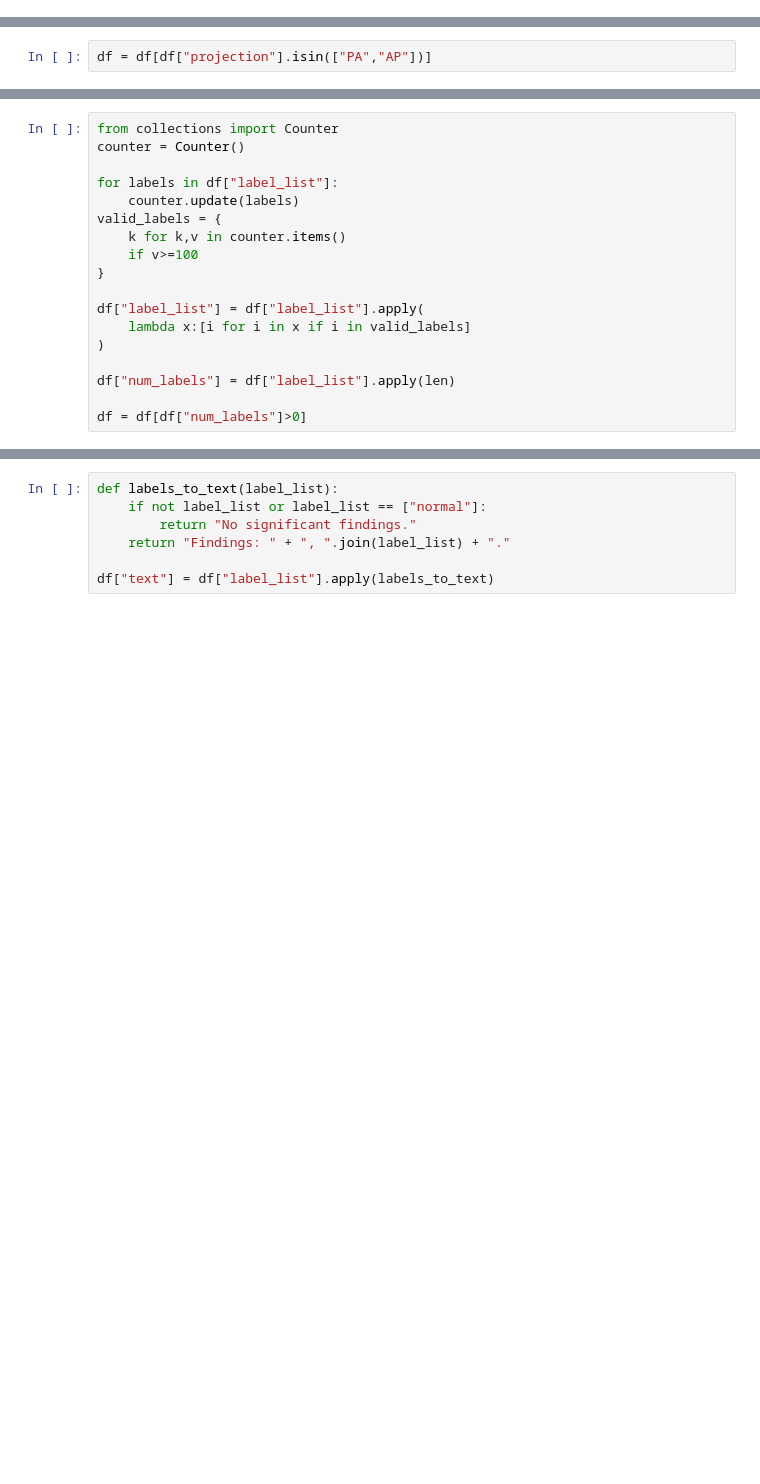
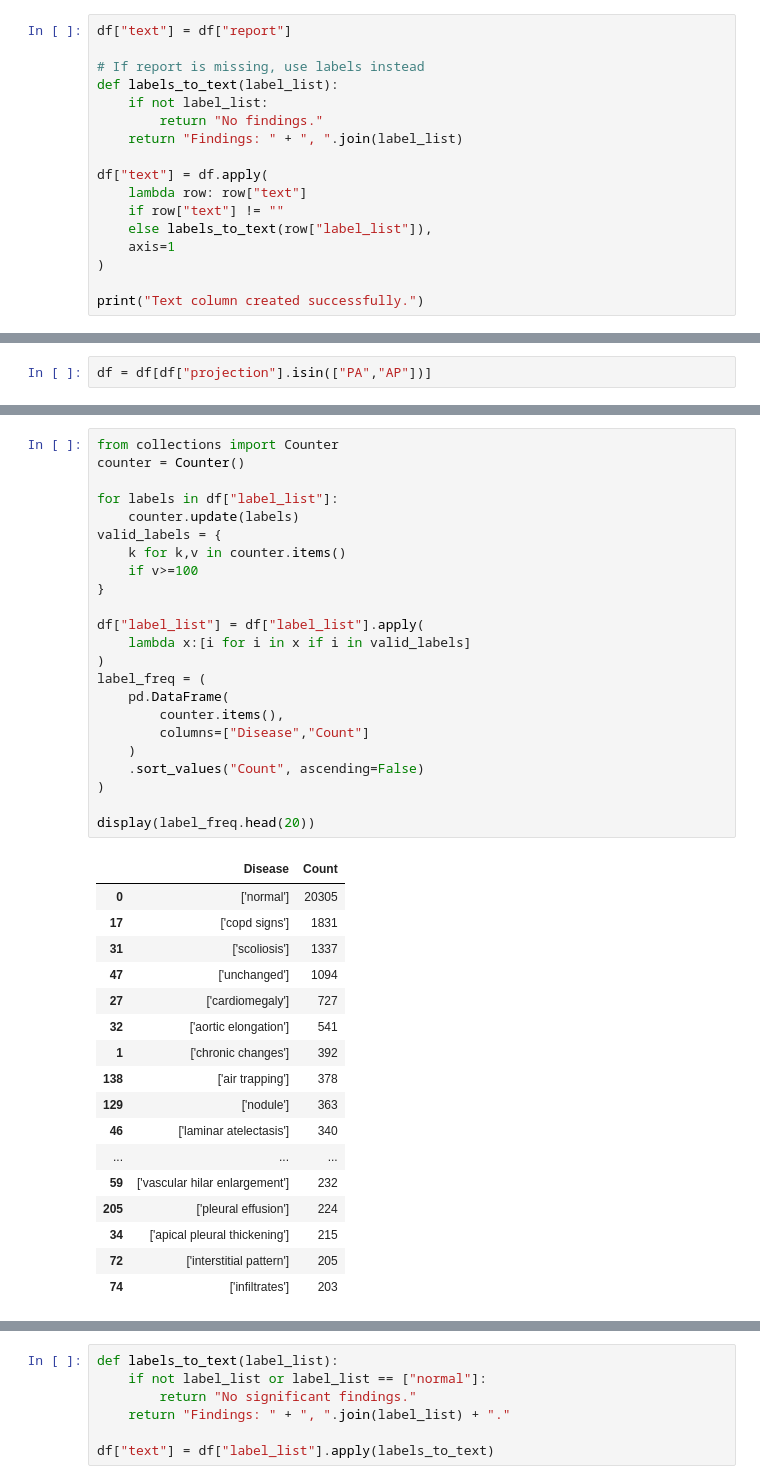
Before and after one commit to adityab-tech/Prism, a Jupyter notebook: padchest_a.ipynb, the cells around one changed output, grey strips where cells are left out. Drawn from its saved outputs; the diff is of its cells as text; blank space fills up the shorter version.

```diff
--- a/padchest_a.ipynb
+++ b/padchest_a.ipynb
@@ -429,3 +428,20 @@ def clean_report(text):
 
 df["report"]=df["report"].apply(clean_report)
 df = df[df["report"].str.len()>15]
+# %%
+df["text"] = df["report"]
+
+# If report is missing, use labels instead
+def labels_to_text(label_list):
+    if not label_list:
+        return "No findings."
+    return "Findings: " + ", ".join(label_list)
+
+df["text"] = df.apply(
+    lambda row: row["text"]
+    if row["text"] != ""
+    else labels_to_text(row["label_list"]),
+    axis=1
+)
+
+print("Text column created successfully.")
@@ -440,18 +478,41 @@ df = df[df["num_labels"]>0]
 # %%
 from collections import Counter
 counter = Counter()
 
 for labels in df["label_list"]:
     counter.update(labels)
 valid_labels = {
     k for k,v in counter.items()
     if v>=100
 }
 
 df["label_list"] = df["label_list"].apply(
     lambda x:[i for i in x if i in valid_labels]
 )
+label_freq = (
+    pd.DataFrame(
+        counter.items(),
+        columns=["Disease","Count"]
+    )
+    .sort_values("Count", ascending=False)
+)
 
-df["num_labels"] = df["label_list"].apply(len)
-
-df = df[df["num_labels"]>0]
+display(label_freq.head(20))
+# %% [output]
+|  | Disease | Count |
+| 0 | ['normal'] | 20305 |
+| 17 | ['copd signs'] | 1831 |
+| 31 | ['scoliosis'] | 1337 |
+| 47 | ['unchanged'] | 1094 |
+| 27 | ['cardiomegaly'] | 727 |
+| 32 | ['aortic elongation'] | 541 |
+| 1 | ['chronic changes'] | 392 |
+| 138 | ['air trapping'] | 378 |
+| 129 | ['nodule'] | 363 |
+| 46 | ['laminar atelectasis'] | 340 |
+| ... | ... | ... |
+| 59 | ['vascular hilar enlargement'] | 232 |
+| 205 | ['pleural effusion'] | 224 |
+| 34 | ['apical pleural thickening'] | 215 |
+| 72 | ['interstitial pattern'] | 205 |
+| 74 | ['infiltrates'] | 203 |
```
Also changed, not shown: parts of 11 cells of this notebook.
